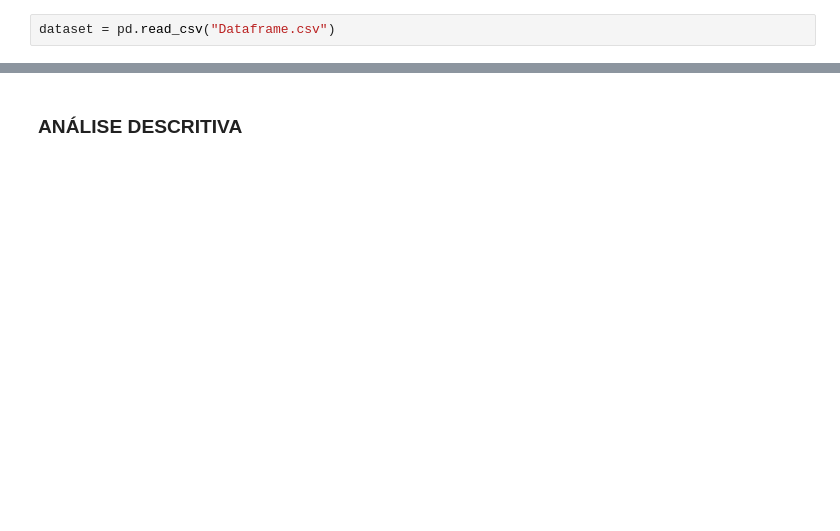
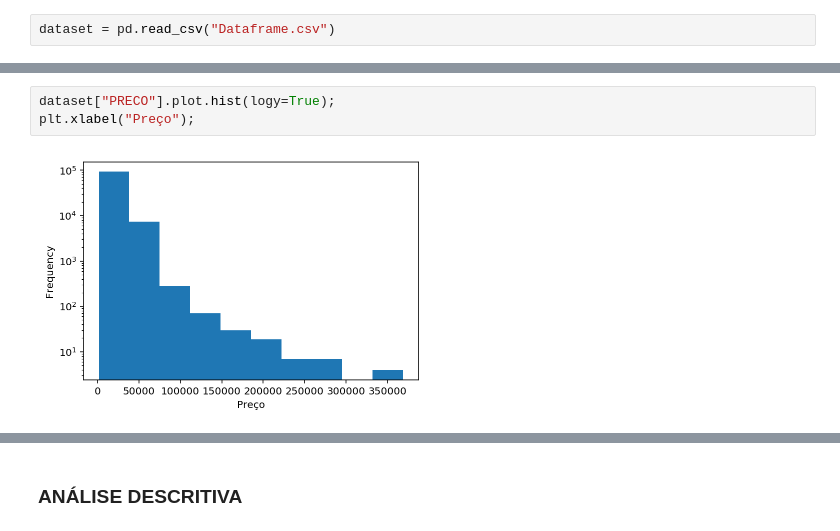
Before and after one commit to freddy-d/Projeto3DPdados, a Jupyter notebook: Projeto3 Layout.ipynb, the cells around one changed output, grey strips where cells are left out. Saved outputs shown, nothing was run; the diff lists cells and outputs as text; blank space fills up the shorter version.

```diff
--- a/Projeto3 Layout.ipynb
+++ b/Projeto3 Layout.ipynb
@@ -61,0 +93,5 @@ dataset.head()
+# %%
+dataset["PRECO"].plot.hist(logy=True);
+plt.xlabel("Preço");
+# %% [output]
+[figure, added]
```
Also changed, not shown: parts of 49 cells of this notebook.
